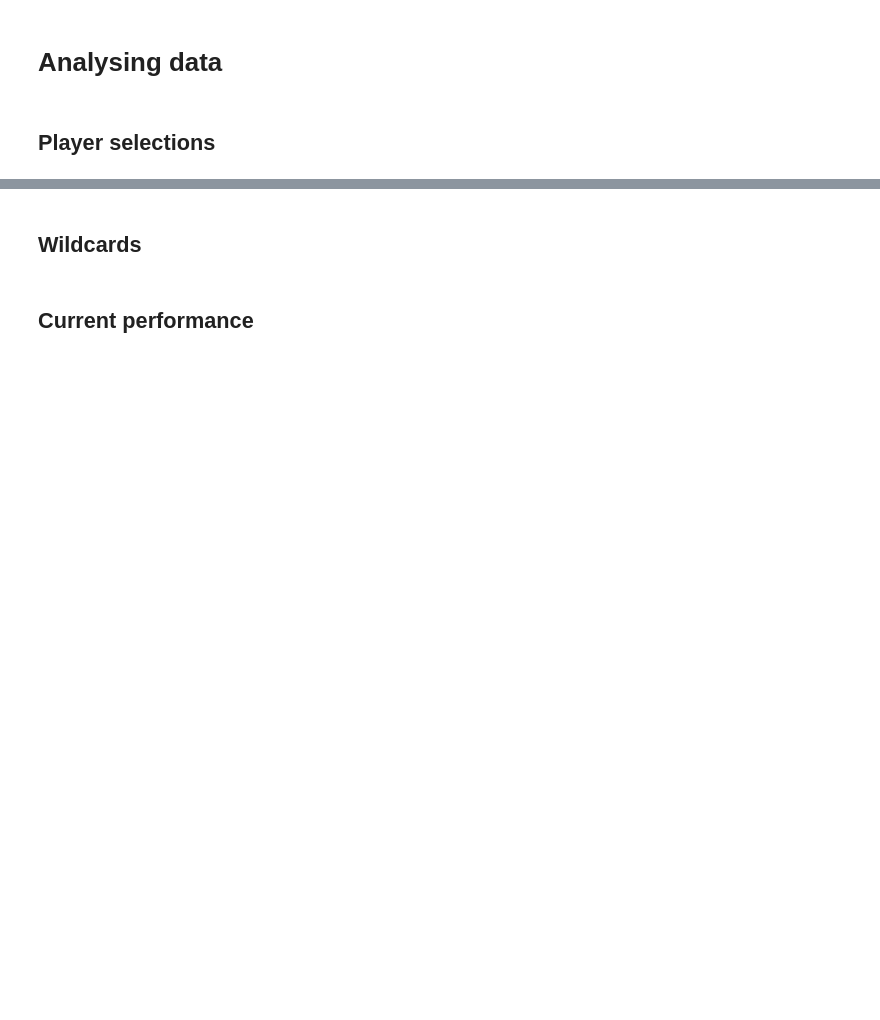
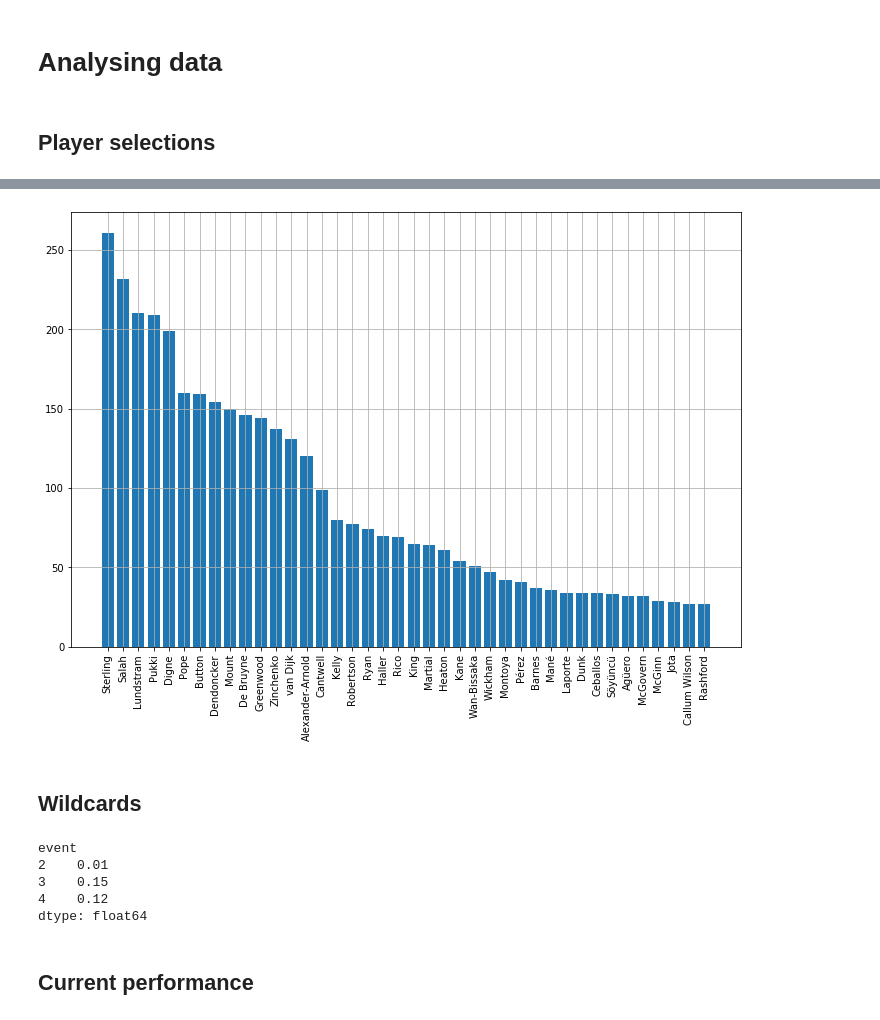
Before and after one commit to thomas-woodruff/footbot, a Jupyter notebook: notebooks/00.02 Player ownership.ipynb, the cells around one changed output, grey strips where cells are left out. Saved outputs shown, nothing was run; the diff lists cells and outputs as text; code cells hidden in the pictures; blank space fills up the shorter version.

```diff
--- a/notebooks/00.02 Player ownership.ipynb
+++ b/notebooks/00.02 Player ownership.ipynb
@@ -37,10 +38,4 @@ entry_past_df = pd.DataFrame([
     for i in entry_history_arr
 ])
 
-
-entry_past_cols = entry_past_df.columns
-entry_past_cols = ['entry'] + list(entry_past_cols[:-1])[::-1]
-
-entry_past_df = entry_past_df[entry_past_cols]
-
 entry_past_df.head()
@@ -101,12 +189,14 @@ current_event_picks_df = current_event_picks_df[
 # %%
 plt.figure(figsize=(12, 8))
 plt.bar(
-    current_event_picks_df['web_name'].iloc[:30],
-    current_event_picks_df['is_owned'].iloc[:30],
+    current_event_picks_df['web_name'].iloc[:40],
+    current_event_picks_df['is_owned'].iloc[:40],
 )
 plt.xticks(rotation='vertical')
 plt.grid()
 plt.show()
+# %% [output]
+[figure, added]
 # %% [markdown]
 ## Wildcards
 # %%
@@ -114,6 +204,12 @@ wildcard_df = pd.DataFrame(
     [dict([('event', i['event'])]) for i in entry_season_arr if i['active_chip'] == 'wildcard'])
 
 (wildcard_df.groupby('event').size()/len(top_entries)).round(2)
+# %% [output]
+event
+2    0.01
+3    0.15
+4    0.12
+dtype: float64
 # %% [markdown]
 ## Current performance
 # %%
```
Also changed, not shown: parts of 16 cells of this notebook, 2 other files.
